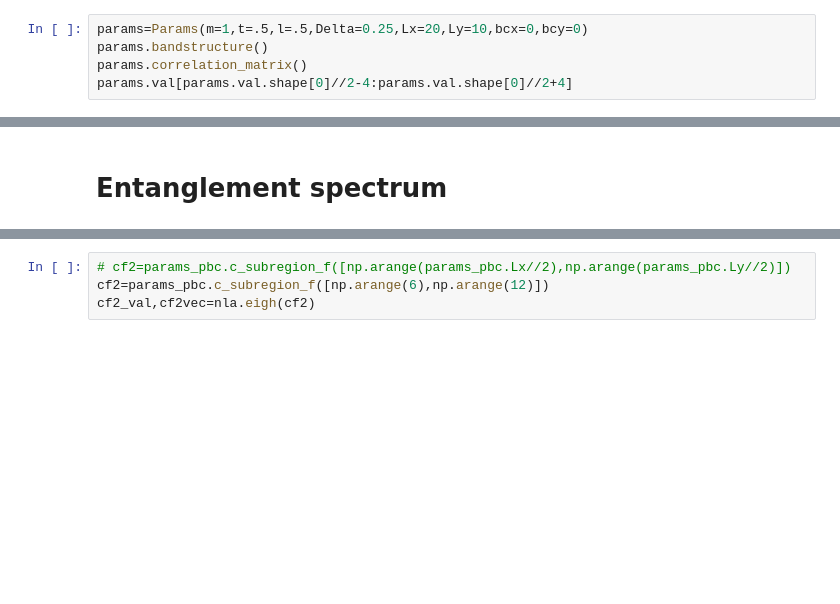
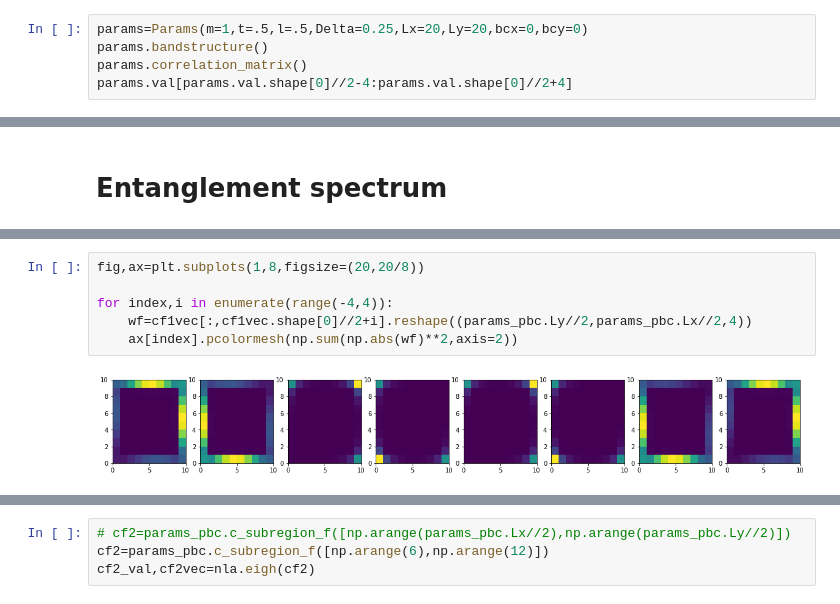
Before and after one commit to hainingpan/SPT, a Jupyter notebook: test_HOTI.ipynb, the cells around one changed output, grey strips where cells are left out. Saved outputs shown, nothing was run; the diff lists cells and outputs as text; blank space fills up the shorter version.

```diff
--- a/test_HOTI.ipynb
+++ b/test_HOTI.ipynb
@@ -515,7 +516,7 @@ plt.plot(m_list,val_map,'k',lw=.5)
  ...]
 [figure]
 # %%
-params=Params(m=1,t=.5,l=.5,Delta=0.25,Lx=20,Ly=10,bcx=0,bcy=0)
+params=Params(m=1,t=.5,l=.5,Delta=0.25,Lx=20,Ly=20,bcx=0,bcy=0)
 params.bandstructure()
 params.correlation_matrix()
 params.val[params.val.shape[0]//2-4:params.val.shape[0]//2+4]
@@ -580,0 +638,8 @@ ax[1].set_xlim(cm1_val.shape[0]//2-10,cm1_val.shape[0]//2+10)
+# %%
+fig,ax=plt.subplots(1,8,figsize=(20,20/8))
+
+for index,i in enumerate(range(-4,4)):
+    wf=cf1vec[:,cf1vec.shape[0]//2+i].reshape((params_pbc.Ly//2,params_pbc.Lx//2,4))
+    ax[index].pcolormesh(np.sum(np.abs(wf)**2,axis=2))
+# %% [output]
+[figure, added]
```
Also changed, not shown: parts of 12 cells of this notebook.
